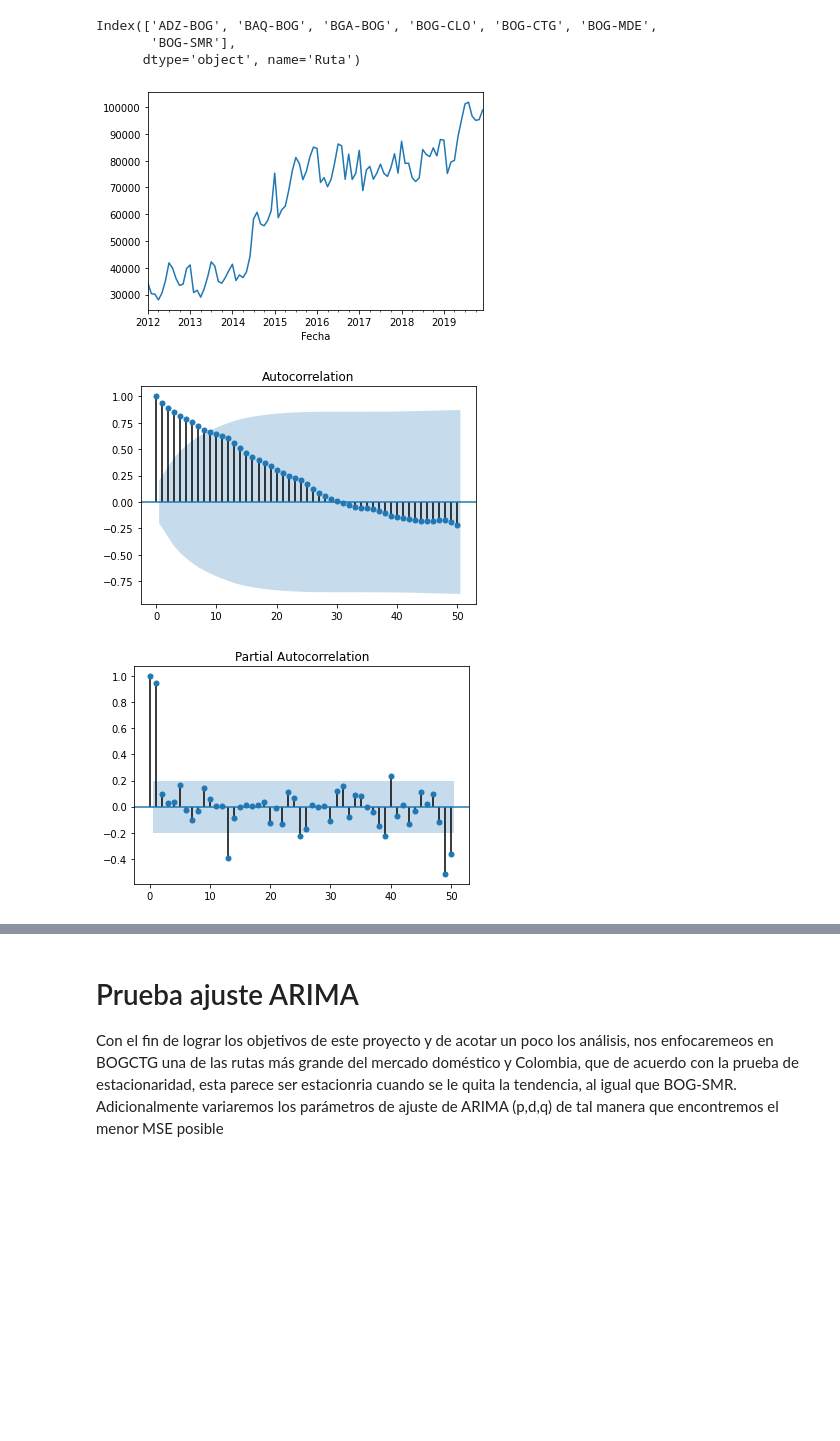
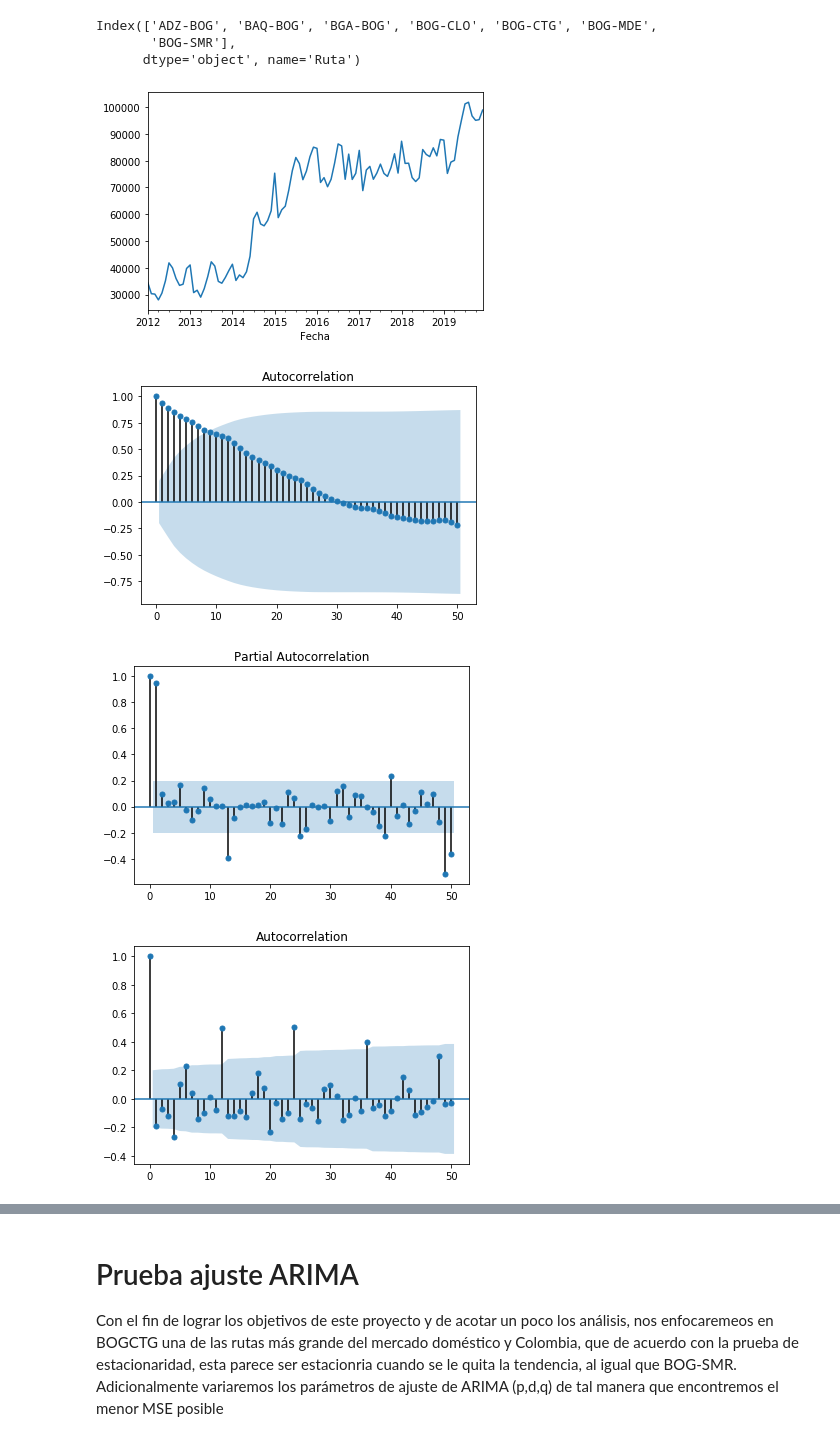
Before and after one commit to dcrojasa/EjerciciosModelosAvanzados1, a Jupyter notebook: Proyecto.ipynb, the cells around one changed output, grey strips where cells are left out. Saved outputs shown, nothing was run; the diff lists cells and outputs as text; code cells hidden in the pictures; blank space fills up the shorter version.

```diff
--- a/Proyecto.ipynb
+++ b/Proyecto.ipynb
@@ -278,12 +278,15 @@ Index(['ADZ-BOG', 'BAQ-BOG', 'BGA-BOG', 'BOG-CLO', 'BOG-CTG', 'BOG-MDE',
 # %%
 #for col in df3:
 df3['ADZ-BOG'].plot()
 plot_acf(df3['ADZ-BOG'], lags=50)
-plot_pacf(df3['ADZ-BOG'], lags=50);
+plot_pacf(df3['ADZ-BOG'], lags=50)
+# autocorrelación con una diferencia
+plot_acf(df3['ADZ-BOG'].diff().iloc[1:], lags=50);
 # %% [output]
 [figure]
 [figure]
 [figure]
+[figure, added]
 # %%
 df3['BAQ-BOG'].plot()
 plot_acf(df3['BAQ-BOG'], lags=50)
```
Also changed, not shown: parts of 10 cells of this notebook.
